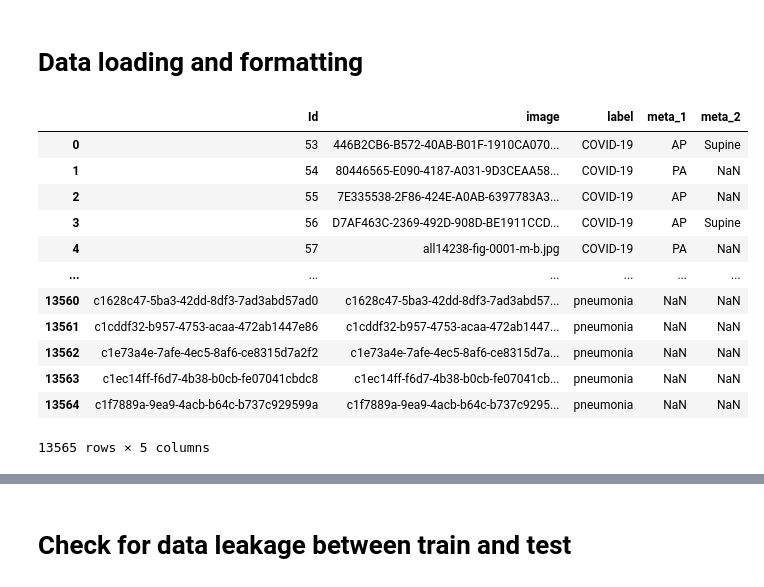
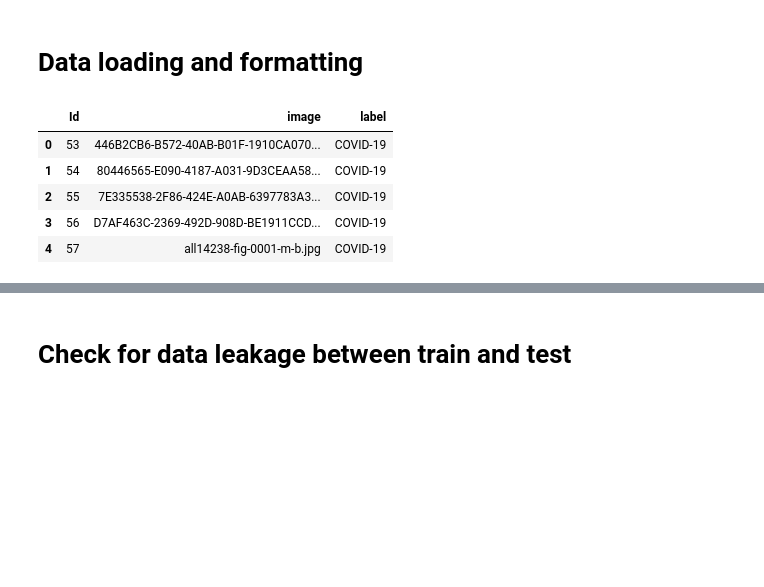
Before and after one commit to lucasmiranda42/covidX_transfer, a Jupyter notebook: data_preprocessing.ipynb, the cells around one changed output, grey strips where cells are left out. Saved outputs shown, nothing was run; the diff lists cells and outputs as text; code cells hidden in the pictures; blank space fills up the shorter version.

```diff
--- a/data_preprocessing.ipynb
+++ b/data_preprocessing.ipynb
@@ -14,21 +14,15 @@ wdir = os.path.abspath('../../Desktop/eLearn/COVIDx/COVID-Net/')
 # %%
 train = pd.read_csv(wdir + '/train_split_v3.txt', sep=' ', skiprows=75, header=None)
 train.columns = ['Id', 'image', 'label', 'meta_1', 'meta_2']
-train
+train = train.loc[:,['Id', 'image', 'label']]
+train.head()
 # %% [output]
-|  | Id | image | label | meta_1 | meta_2 |
-| 0 | 53 | 446B2CB6-B572-40AB-B01F-1910CA070... | COVID-19 | AP | Supine |
-| 1 | 54 | 80446565-E090-4187-A031-9D3CEAA58... | COVID-19 | PA | NaN |
-| 2 | 55 | 7E335538-2F86-424E-A0AB-6397783A3... | COVID-19 | AP | NaN |
-| 3 | 56 | D7AF463C-2369-492D-908D-BE1911CCD... | COVID-19 | AP | Supine |
-| 4 | 57 | all14238-fig-0001-m-b.jpg | COVID-19 | PA | NaN |
-| ... | ... | ... | ... | ... | ... |
-| 13560 | c1628c47-5ba3-42dd-8df3-7ad3abd57ad0 | c1628c47-5ba3-42dd-8df3-7ad3abd57... | pneumonia | NaN | NaN |
-| 13561 | c1cddf32-b957-4753-acaa-472ab1447e86 | c1cddf32-b957-4753-acaa-472ab1447... | pneumonia | NaN | NaN |
-| 13562 | c1e73a4e-7afe-4ec5-8af6-ce8315d7a2f2 | c1e73a4e-7afe-4ec5-8af6-ce8315d7a... | pneumonia | NaN | NaN |
-| 13563 | c1ec14ff-f6d7-4b38-b0cb-fe07041cbdc8 | c1ec14ff-f6d7-4b38-b0cb-fe07041cb... | pneumonia | NaN | NaN |
-| 13564 | c1f7889a-9ea9-4acb-b64c-b737c929599a | c1f7889a-9ea9-4acb-b64c-b737c9295... | pneumonia | NaN | NaN |
+|  | Id | image | label |
+| 0 | 53 | 446B2CB6-B572-40AB-B01F-1910CA070... | COVID-19 |
+| 1 | 54 | 80446565-E090-4187-A031-9D3CEAA58... | COVID-19 |
+| 2 | 55 | 7E335538-2F86-424E-A0AB-6397783A3... | COVID-19 |
+| 3 | 56 | D7AF463C-2369-492D-908D-BE1911CCD... | COVID-19 |
+| 4 | 57 | all14238-fig-0001-m-b.jpg | COVID-19 |
-13565 rows × 5 columns
 # %%
 test  = pd.read_csv(wdir + '/test_split_v3.txt', sep=' ', header=None)
 test.columns = ['Id', 'image', 'label']
```
Also changed, not shown: parts of 4 cells of this notebook.
